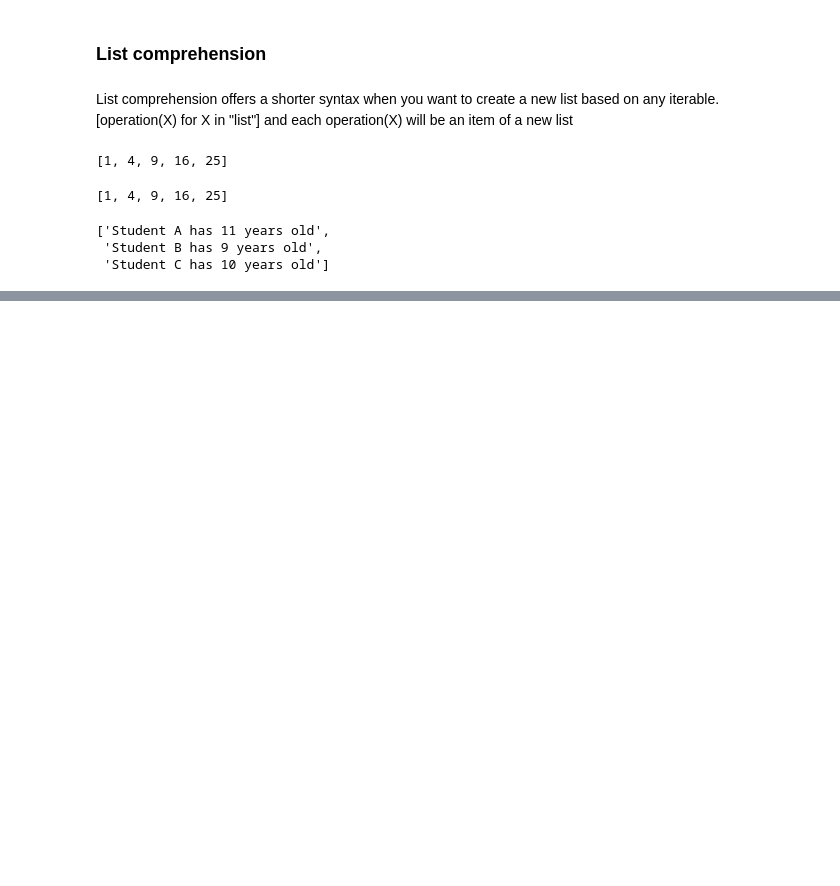
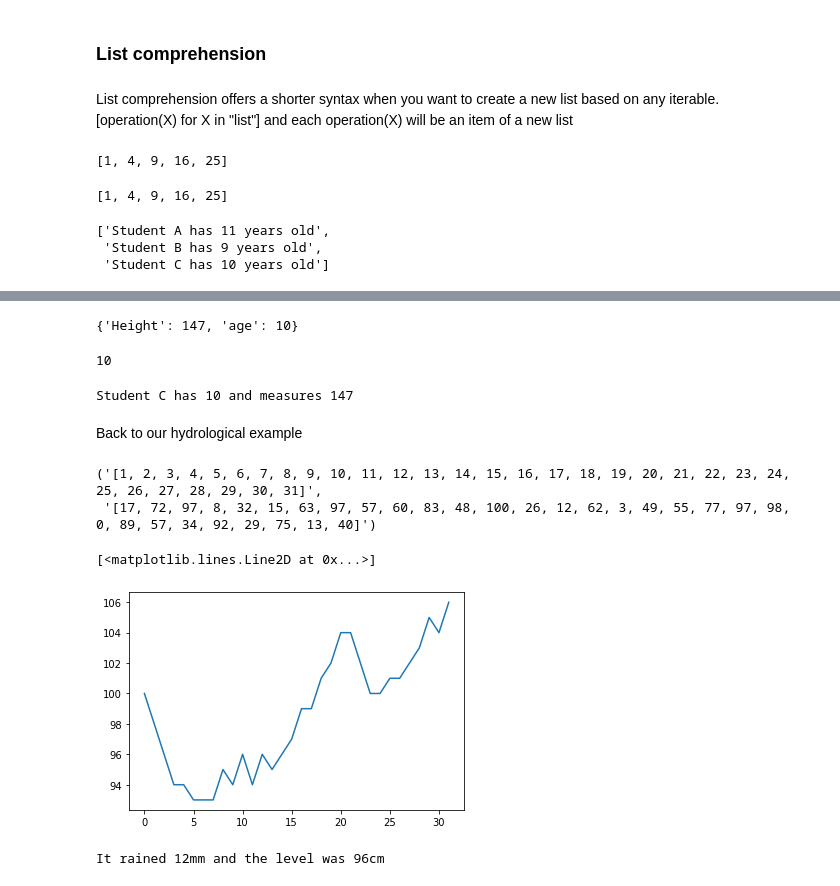
Before and after one commit to cordmaur/PythonForScientists, a Jupyter notebook: Python4Scientists_Lesson2.ipynb, the cells around one changed output, grey strips where cells are left out. Saved outputs shown, nothing was run; the diff lists cells and outputs as text; code cells hidden in the pictures; blank space fills up the shorter version.

```diff
--- a/Python4Scientists_Lesson2.ipynb
+++ b/Python4Scientists_Lesson2.ipynb
@@ -171,0 +158,56 @@ x
+# %%
+# nothing prevent us to create inner dictionaries:
+students = {'A': {'age': 11, 'Height': 145},
+            'B': {'age': 9, 'Height': 144.2},
+            'C': {'age': 10, 'Height': 147},
+            }
+
+desired_student = 'C'
+students[desired_student]
+# %% [output]
+{'Height': 147, 'age': 10}
+# %%
+students[desired_student]['age']
+# %% [output]
+10
+# %%
+print(f"Student {desired_student} has {students[desired_student]['age']} and measures {students[desired_student]['Height']}")
+# %% [output]
+Student C has 10 and measures 147
+# %% [markdown]
+Back to our hydrological example
+# %%
+import random
+import matplotlib.pyplot as plt
+
+# create the days and daily rain
+random.seed(1)
+
+daily_rain = []
+day_of_month = []
+
+for i in range(1, 32, 1):
+    day_of_month.append(i)
+    daily_rain.append(random.randint(0, 100))
+
+str(day_of_month), str(daily_rain)
+# %% [output]
+('[1, 2, 3, 4, 5, 6, 7, 8, 9, 10, 11, 12, 13, 14, 15, 16, 17, 18, 19, 20, 21, 22, 23, 24, 25, 26, 27, 28, 29, 30, 31]',
+ '[17, 72, 97, 8, 32, 15, 63, 97, 57, 60, 83, 48, 100, 26, 12, 62, 3, 49, 55, 77, 97, 98, 0, 89, 57, 34, 92, 29, 75, 13, 40]')
+# %%
+# Now I will create a random walk (non-stationary) to represent river stage
+random.seed(2)
+river_stage = [100]
+for _ in range(31):
+    river_stage.append(river_stage[-1] + random.randint(-2, 2))
+
+plt.plot(river_stage)
+# %% [output]
+[<matplotlib.lines.Line2D at 0x...>]
+[figure, added]
+# %%
+# What happened on day 15?
+
+print(f'It rained {daily_rain[14]}mm and the level was {river_stage[14]}cm')
+# %% [output]
+It rained 12mm and the level was 96cm
```
Also changed, not shown: parts of 77 cells of this notebook.
